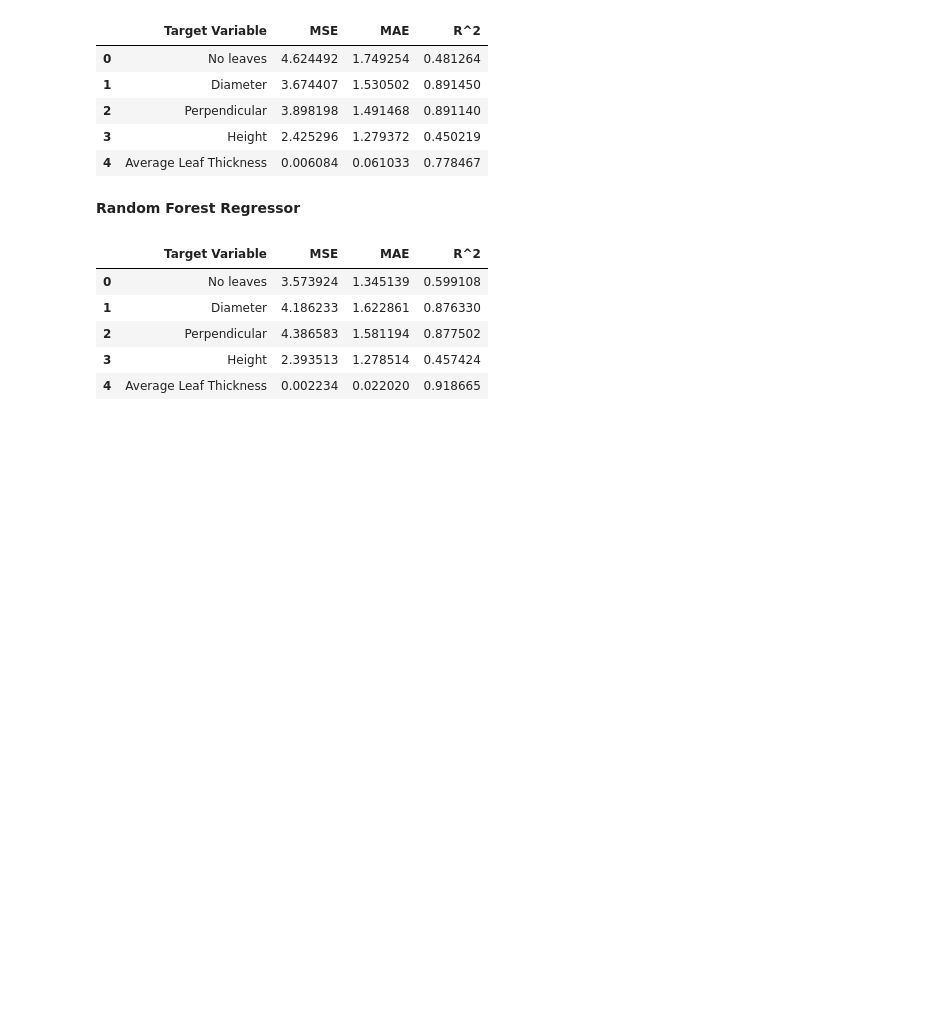
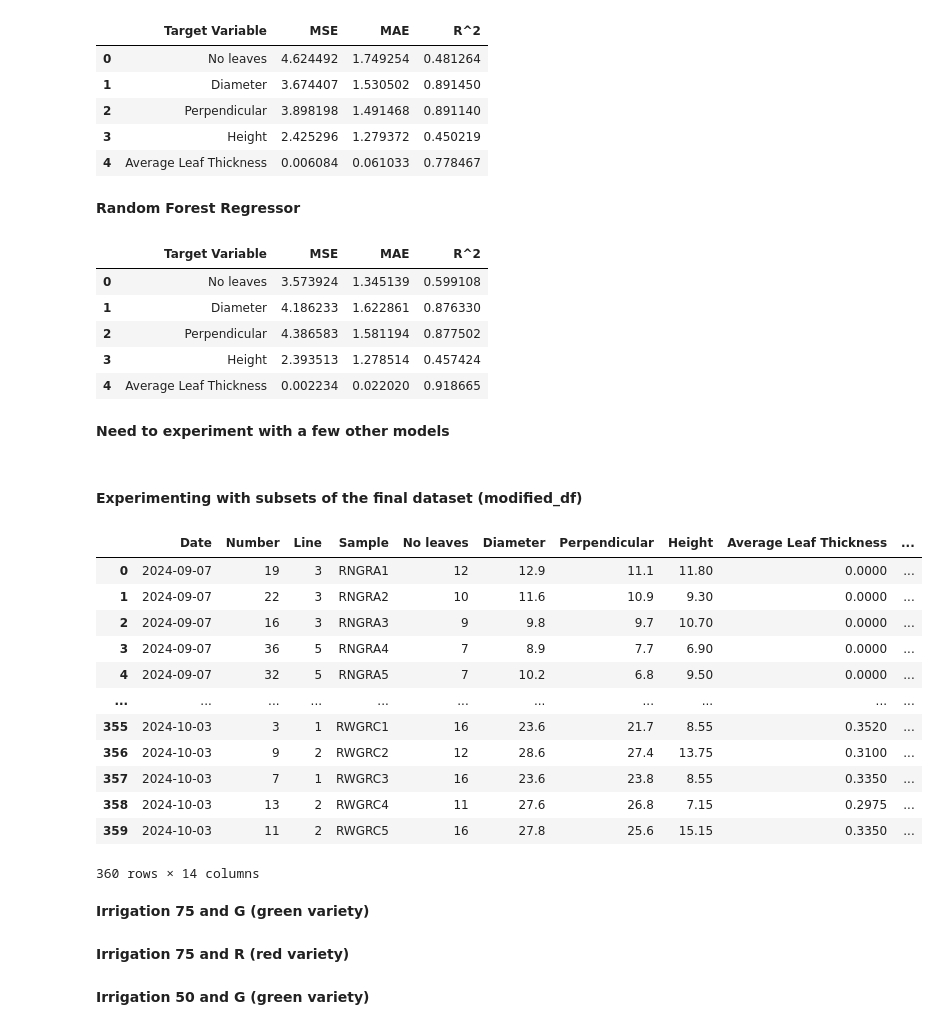
Before and after one commit to rodribro/TimeSeries, a Jupyter notebook: main_notebook.ipynb, the cells around one changed output. Cells and saved outputs as stored; diff of their text form; code cells hidden in the pictures; blank space fills up the shorter version.

```diff
--- a/main_notebook.ipynb
+++ b/main_notebook.ipynb
@@ -596,3 +602,25 @@ pd.DataFrame(results_rf)
 | 2 | Perpendicular | 4.386583 | 1.581194 | 0.877502 |
 | 3 | Height | 2.393513 | 1.278514 | 0.457424 |
 | 4 | Average Leaf Thickness | 0.002234 | 0.022020 | 0.918665 |
+# %% [markdown]
+<b>  Need to experiment with a few other models </b>
+# %% [markdown]
+#### <b> Experimenting with subsets of the final dataset (modified_df) </b>
+# %%
+modified_df
+# %% [output]
+|  | Date | Number | Line | Sample | No leaves | Diameter | Perpendicular | Height | Average Leaf Thickness | ... |
+| 0 | 2024-09-07 | 19 | 3 | RNGRA1 | 12 | 12.9 | 11.1 | 11.80 | 0.0000 | ... |
+| 1 | 2024-09-07 | 22 | 3 | RNGRA2 | 10 | 11.6 | 10.9 | 9.30 | 0.0000 | ... |
+| 2 | 2024-09-07 | 16 | 3 | RNGRA3 | 9 | 9.8 | 9.7 | 10.70 | 0.0000 | ... |
+| 3 | 2024-09-07 | 36 | 5 | RNGRA4 | 7 | 8.9 | 7.7 | 6.90 | 0.0000 | ... |
+| 4 | 2024-09-07 | 32 | 5 | RNGRA5 | 7 | 10.2 | 6.8 | 9.50 | 0.0000 | ... |
+| ... | ... | ... | ... | ... | ... | ... | ... | ... | ... | ... |
+| 355 | 2024-10-03 | 3 | 1 | RWGRC1 | 16 | 23.6 | 21.7 | 8.55 | 0.3520 | ... |
+| 356 | 2024-10-03 | 9 | 2 | RWGRC2 | 12 | 28.6 | 27.4 | 13.75 | 0.3100 | ... |
+| 357 | 2024-10-03 | 7 | 1 | RWGRC3 | 16 | 23.6 | 23.8 | 8.55 | 0.3350 | ... |
+| 358 | 2024-10-03 | 13 | 2 | RWGRC4 | 11 | 27.6 | 26.8 | 7.15 | 0.2975 | ... |
+| 359 | 2024-10-03 | 11 | 2 | RWGRC5 | 16 | 27.8 | 25.6 | 15.15 | 0.3350 | ... |
+360 rows × 14 columns
+# %% [markdown]
+<b> Irrigation 75 and G (green variety) </b>
@@ -598,0 +629,2 @@ pd.DataFrame(results_rf)
+# %% [markdown]
+<b> Irrigation 75 and R (red variety) </b>
@@ -598,0 +633,2 @@ pd.DataFrame(results_rf)
+# %% [markdown]
+<b> Irrigation 50 and G (green variety)
```
Also changed, not shown: parts of 17 cells of this notebook.
